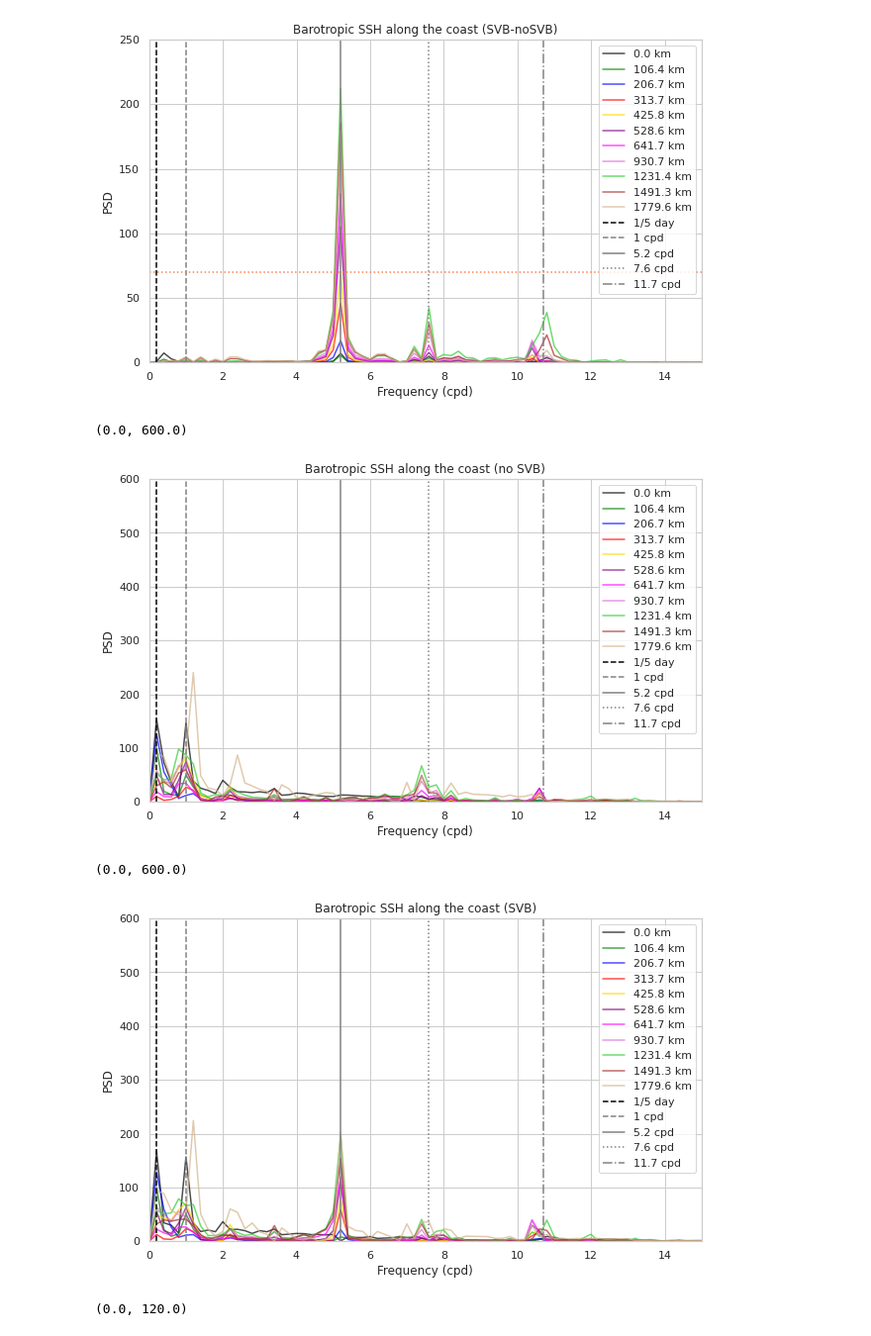
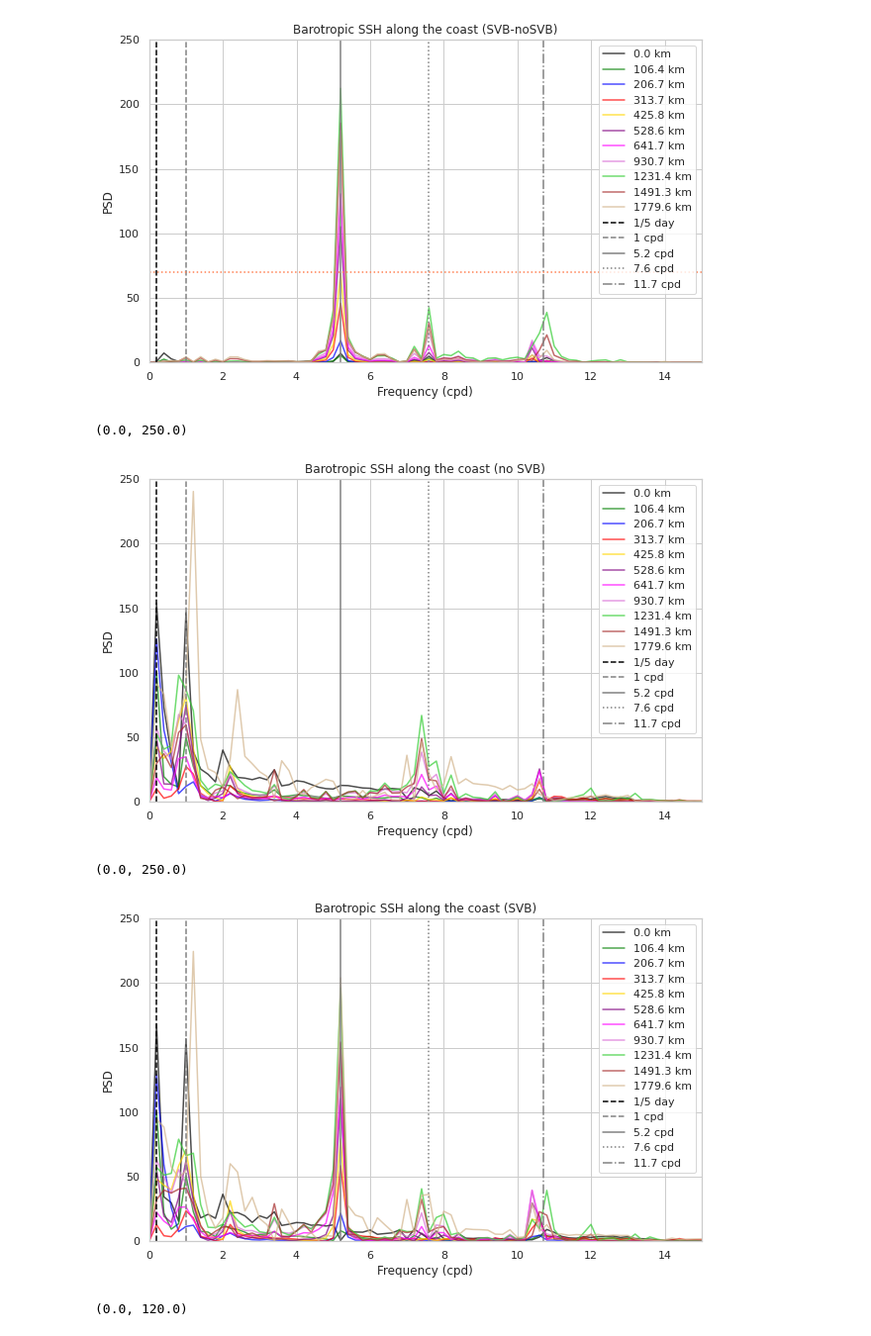
Before and after one commit to anakarinarm/notebooks_SVB, a Jupyter notebook: MITgcm/domain5/ssh_spectra_barotropic.ipynb, the cells around one changed output. Shown at 99% size. Cells and saved outputs as stored; diff of their text form; code cells hidden in the pictures.

```diff
--- a/MITgcm/domain5/ssh_spectra_barotropic.ipynb
+++ b/MITgcm/domain5/ssh_spectra_barotropic.ipynb
@@ -95,27 +95,27 @@ ax.axvline(5.2, linestyle='-', color='0.5', label='5.2 cpd')
 ax.axvline(7.6, linestyle=':', color='0.5', label='7.6 cpd')
 ax.axvline(10.7, linestyle='-.', color='0.5', label='11.7 cpd')
 ax.legend()
-ax.set_ylim(0,600)
+ax.set_ylim(0,250)
 # %% [output]
-(0.0, 600.0)
+(0.0, 250.0)
-[figure, old version]
+[figure, new version]
 # %%
 kind = 'linear'
 title = 'Barotropic SSH along the coast (SVB)'
 timeseries = (SVB.curtain_data.data)*100
 X = SVB.X[:]
 fig, ax = plot_spectrogram(timeseries,X, indices, colors,
                            kind=kind, title=title, xlim=[0,15])
 ax.axvline(0.2, linestyle='--', color='k', label='1/5 day')
 ax.axvline(1, linestyle='--', color='0.5', label='1 cpd')
 ax.axvline(5.2, linestyle='-', color='0.5', label='5.2 cpd')
 ax.axvline(7.6, linestyle=':', color='0.5', label='7.6 cpd')
 ax.axvline(10.7, linestyle='-.', color='0.5', label='11.7 cpd')
 ax.legend()
-ax.set_ylim(0,600)
+ax.set_ylim(0,250)
 # %% [output]
-(0.0, 600.0)
+(0.0, 250.0)
-[figure, old version]
+[figure, new version]
 # %%
 kind = 'linear'
 title = 'Barotropic SSH along the coast 1 day (SVB-noSVB)'
```
Also changed, not shown: 10 other files.
